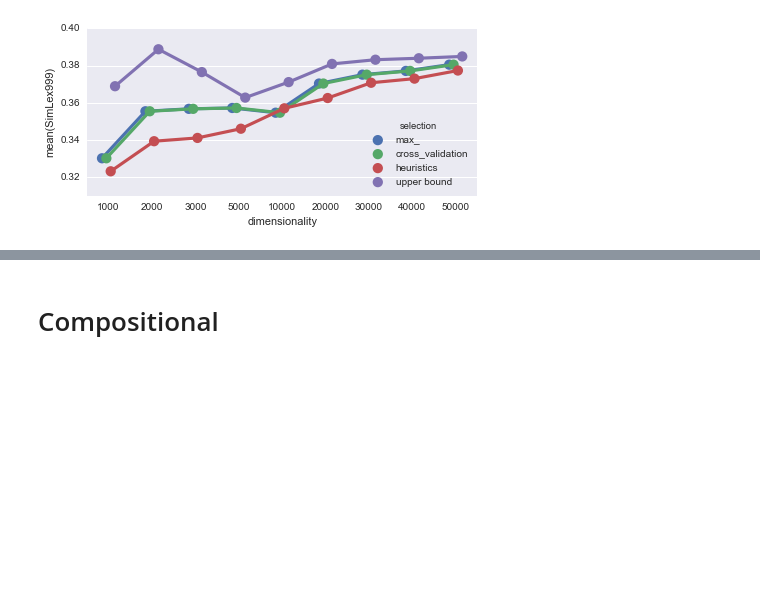
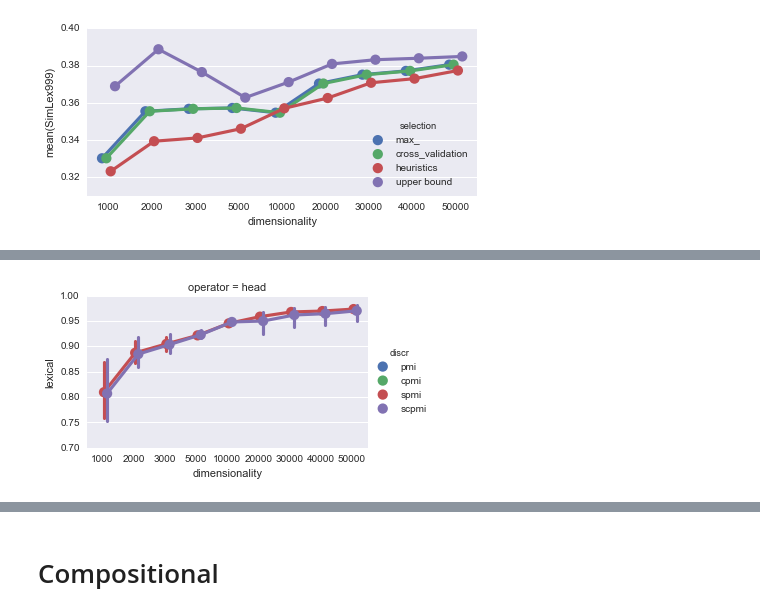
Before and after one commit to dimazest/thesis, a Jupyter notebook: supplement/parameter-selection.ipynb, the cells around one changed output, grey strips where cells are left out. Cells and saved outputs as stored; diff of their text form; code cells hidden in the pictures; blank space fills up the shorter version.

```diff
--- a/supplement/parameter-selection.ipynb
+++ b/supplement/parameter-selection.ipynb
@@ -476,0 +542,8 @@ f.savefig('figures/men-transfer.pdf')
+# %%
+assert feature_ablation_lexical.index[2] == 'freq'
+
+r = heuristics_selection_collection_lexical[1]
+
+heuristics_selection_collection_lexical[2] =  r.loc[
+    r['freq'] == 'logn'
+]
@@ -476,0 +552,4 @@ f.savefig('figures/men-transfer.pdf')
+# %%
+t.plot_interaction(heuristics_selection_collection_lexical[2], feature_ablation_lexical.index[4], 'lexical')
+# %% [output]
+[figure, added]
```
Also changed, not shown: parts of 48 cells of this notebook, 1 other file.
